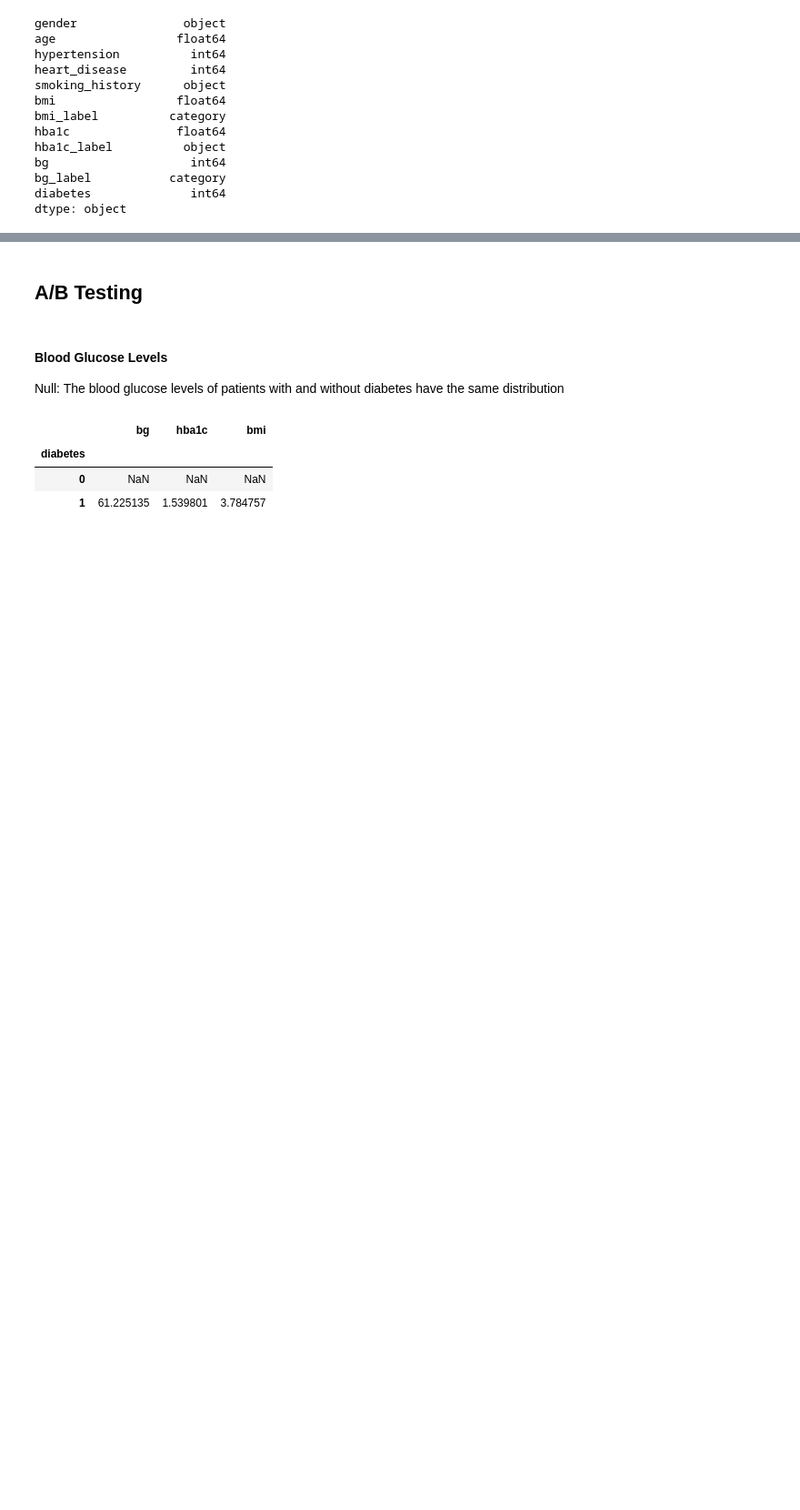
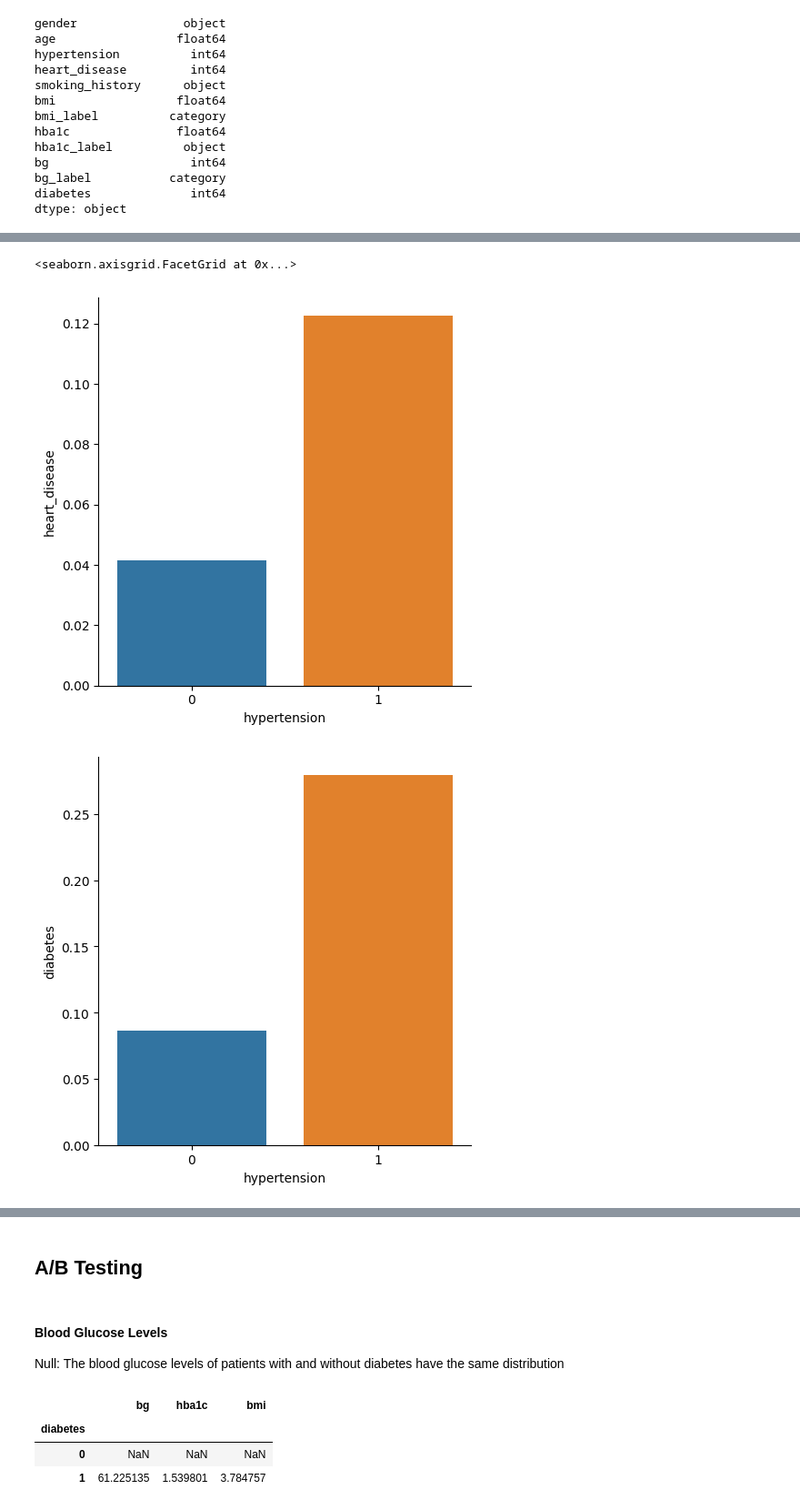
Before and after one commit to harshi-saha/cogs108-project, a Jupyter notebook: EDACheckpoint_group014.ipynb, the cells around one changed output, grey strips where cells are left out. Shown at 91% size. Cells and saved outputs as stored; diff of their text form; code cells hidden in the pictures; blank space fills up the shorter version.

```diff
--- a/EDACheckpoint_group014.ipynb
+++ b/EDACheckpoint_group014.ipynb
@@ -218,0 +230,10 @@ dtype: object
+# %%
+# proportion of 'heart_disease', 'diabetes' by hypertension status
+tmp = df.groupby('hypertension')['heart_disease', 'diabetes'].mean()
+tmp.reset_index(inplace=True)
+sns.catplot(data=tmp, kind="bar", x='hypertension', y="heart_disease")
+sns.catplot(data=tmp, kind="bar", x='hypertension', y='diabetes')
+# %% [output]
+<seaborn.axisgrid.FacetGrid at 0x...>
+[figure, added]
+[figure, added]
```
Also changed, not shown: parts of 14 cells of this notebook.
